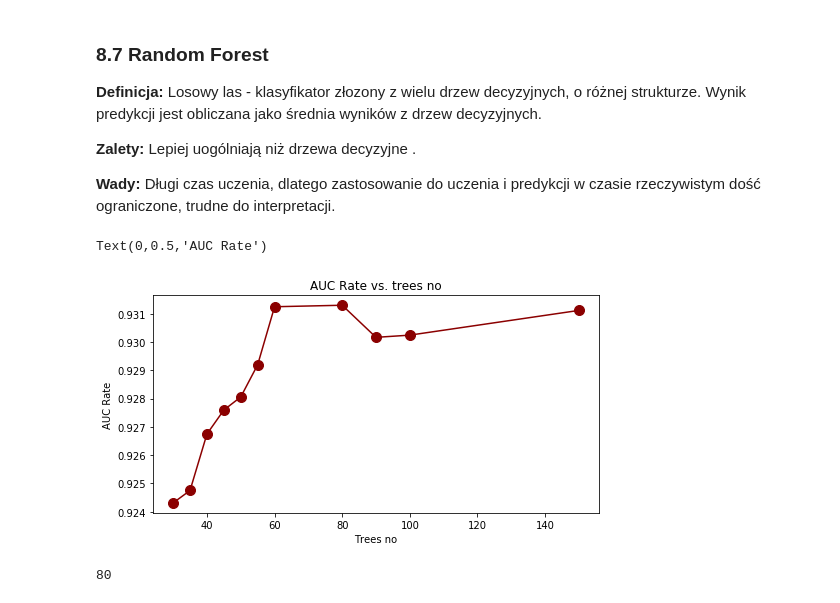
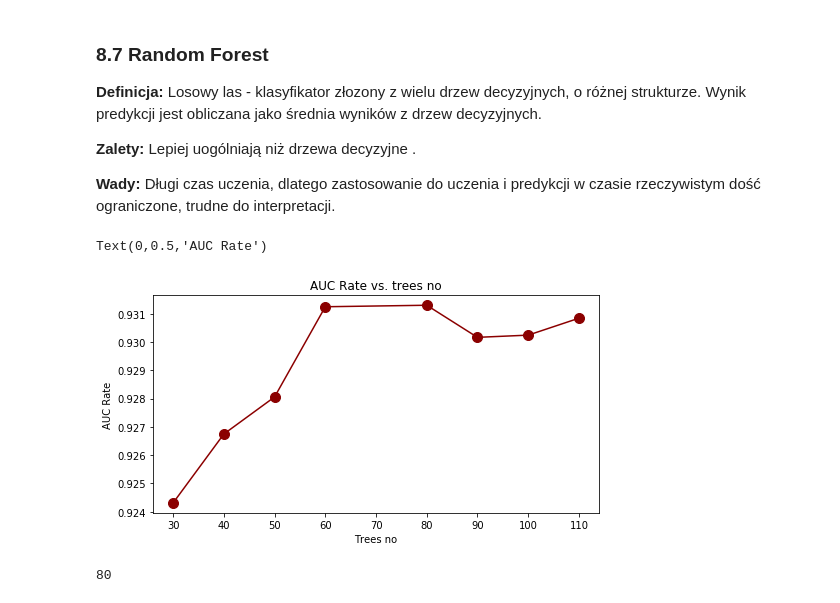
Before and after one commit to jszlek/01_AGH, a Jupyter notebook: Klasyfikacja_przyklady_uzycia.ipynb, the cells around one changed output. Cells and saved outputs as stored; diff of their text form; code cells hidden in the pictures.

```diff
--- a/Klasyfikacja_przyklady_uzycia.ipynb
+++ b/Klasyfikacja_przyklady_uzycia.ipynb
@@ -751,21 +751,21 @@ __Zalety:__ Lepiej uogólniają niż drzewa decyzyjne .
 __Wady:__ Długi czas uczenia, dlatego zastosowanie do uczenia i predykcji w czasie rzeczywistym dość ograniczone, trudne do interpretacji.
 # %%
 rf_results = []
-n_estimator_options = [30,35,40,45,50,55,60,80,90,100,150]
+n_estimator_options = [30,40,50,60,80,90,100,110]
 for trees in n_estimator_options:
     rf_model = RandomForestClassifier(trees, oob_score=True,
                                       n_jobs=-1, random_state=12345)
     rf_model_clf = cross_validate(rf_model, X, y.values.ravel(), cv=skf, scoring=scores_to_calc)
     rf_results.append(np.mean(rf_model_clf['test_roc_auc']))
 
 plt.figure(figsize=(8,4))
 plt.plot(n_estimator_options, rf_results, color='darkred', marker='o',markersize=10)
 plt.title('AUC Rate vs. trees no')
 plt.xlabel('Trees no')
 plt.ylabel('AUC Rate')
 # %% [output]
 Text(0,0.5,'AUC Rate')
-[figure, old version]
+[figure, new version]
 # %%
 rf_res = pd.concat([pd.Series(n_estimator_options), pd.Series(rf_results)],
                    keys = ['n','res'], axis = 1)
```
Also changed, not shown: parts of 8 cells of this notebook.
